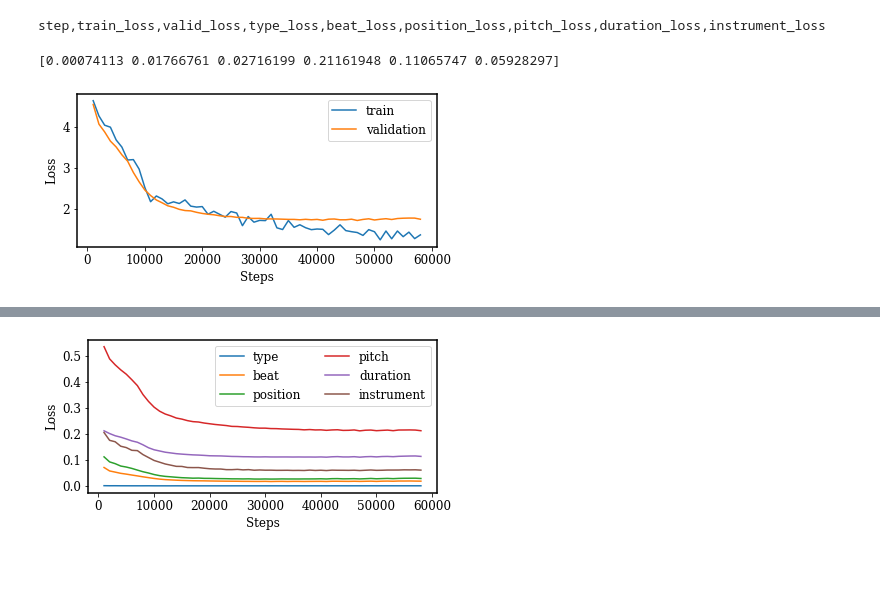
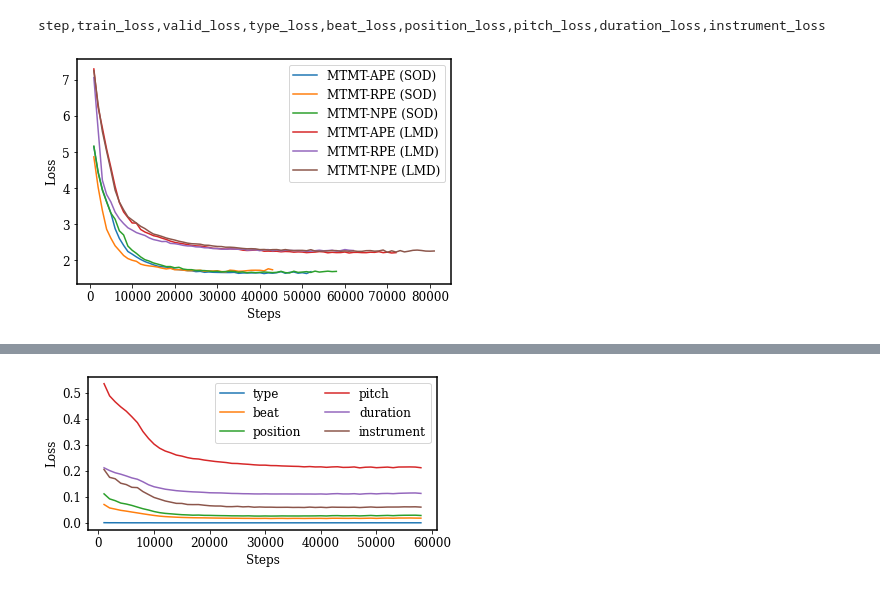
Before and after one commit to salu133445/mmt, a Jupyter notebook: anaylsis.ipynb, the cells around one changed output, grey strips where cells are left out. Cells and saved outputs as stored; diff of their text form; code cells hidden in the pictures; blank space fills up the shorter version.

```diff
--- a/anaylsis.ipynb
+++ b/anaylsis.ipynb
@@ -16,18 +13,24 @@ losses[:, 3:] /= 288
-# %%
-idx = np.argmin(losses[:, 2])
-print(losses[idx, 3:])
-# %% [output]
-[0.00074113 0.01766761 0.02716199 0.21161948 0.11065747 0.05928297]
+# %%
+loss_ape = np.loadtxt("exp/sod/ape/loss.csv", skiprows=1, delimiter=",")
+loss_rpe = np.loadtxt("exp/sod/rpe/loss.csv", skiprows=1, delimiter=",")
+loss_npe = np.loadtxt("exp/sod/npe/loss.csv", skiprows=1, delimiter=",")
+loss_lmd_ape = np.loadtxt("exp/lmd/ape/loss.csv", skiprows=1, delimiter=",")
+loss_lmd_rpe = np.loadtxt("exp/lmd/rpe/loss.csv", skiprows=1, delimiter=",")
+loss_lmd_npe = np.loadtxt("exp/lmd/npe/loss.csv", skiprows=1, delimiter=",")
 # %%
-plt.figure(figsize=(6, 3))
-plt.plot(losses[:, 0], losses[:, 1], label="train")
-plt.plot(losses[:, 0], losses[:, 2], label="validation")
+plt.figure(figsize=(6, 4))
+plt.plot(loss_ape[:, 0], loss_ape[:, 2], color="C0", label="MTMT-APE (SOD)")
+plt.plot(loss_rpe[:, 0], loss_rpe[:, 2], color="C1", label="MTMT-RPE (SOD)")
+plt.plot(loss_npe[:, 0], loss_npe[:, 2], color="C2", label="MTMT-NPE (SOD)")
+plt.plot(loss_lmd_ape[:, 0], loss_lmd_ape[:, 2], color="C3", label="MTMT-APE (LMD)")
+plt.plot(loss_lmd_rpe[:, 0], loss_lmd_rpe[:, 2], color="C4", label="MTMT-RPE (LMD)")
+plt.plot(loss_lmd_npe[:, 0], loss_lmd_npe[:, 2], color="C5", label="MTMT-NPE (LMD)")
 plt.xlabel("Steps")
 plt.ylabel("Loss")
 plt.legend()
 plt.tight_layout()
-plt.savefig("loss.pdf")
-plt.savefig("loss.png")
+plt.savefig("loss.pdf", bbox_inches="tight")
+plt.savefig("loss.png", bbox_inches="tight")
 plt.show()
 # %% [output]
-[figure, old version]
+[figure, new version]
```
Also changed, not shown: parts of 7 cells of this notebook, 9 other files.
